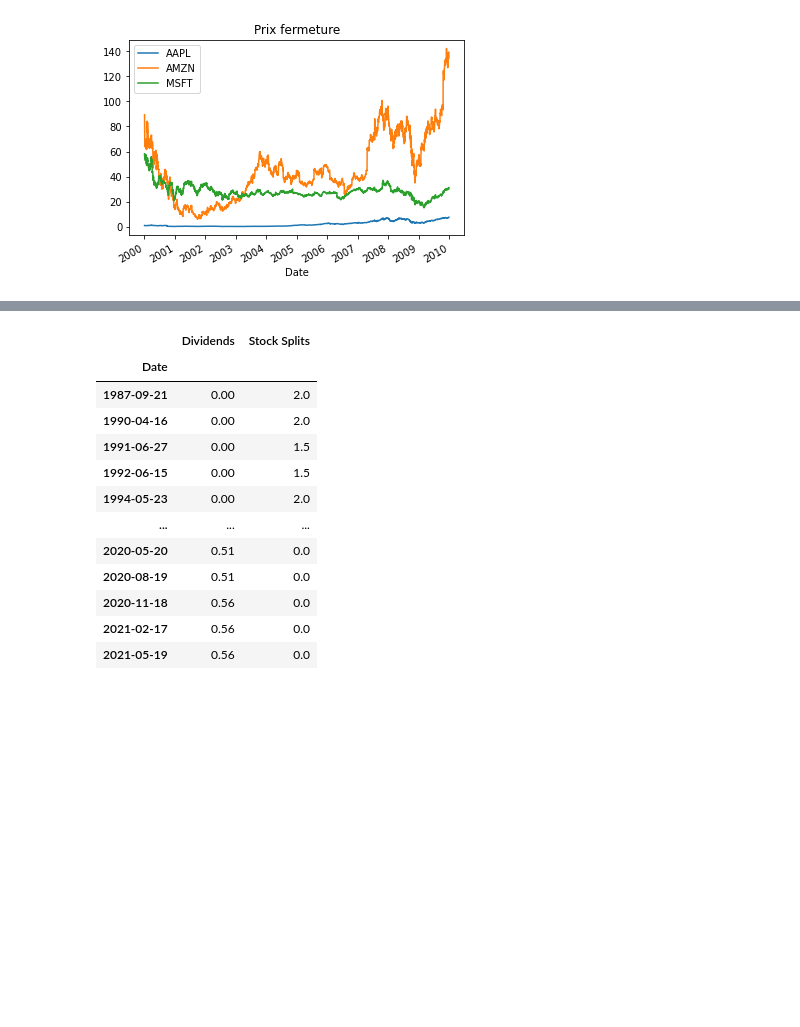
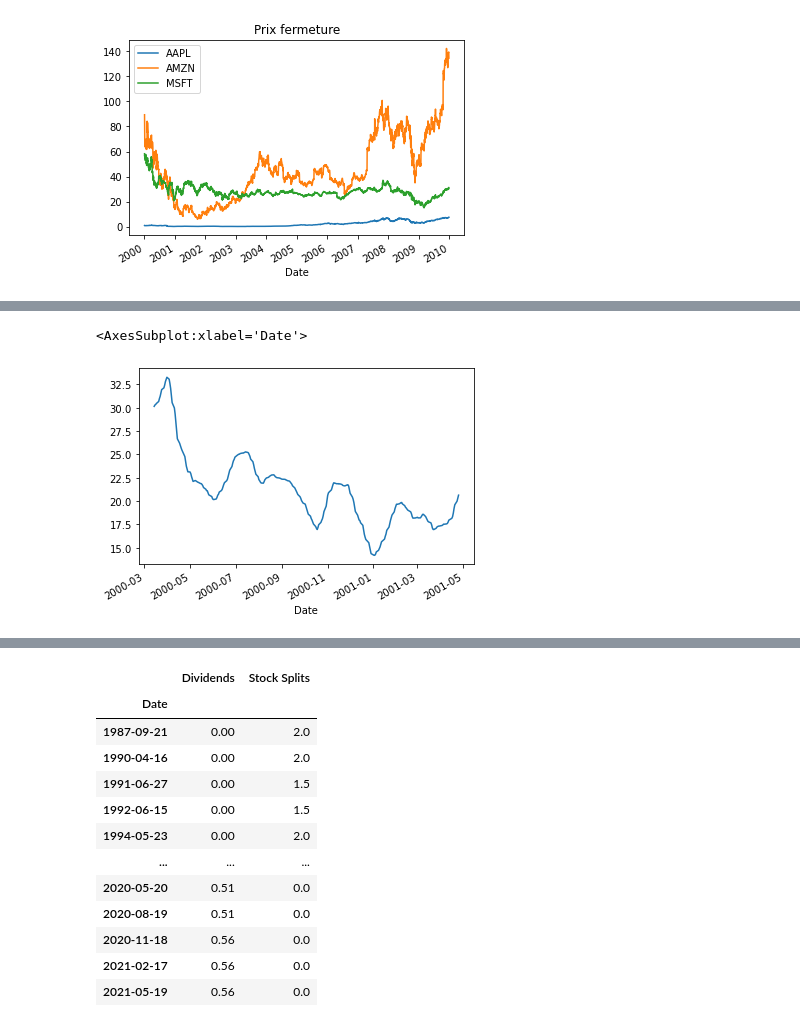
Before and after one commit to RobertGodin/CodePython, a Jupyter notebook: Notebooks/ExemplesYfinance.ipynb, the cells around one changed output, grey strips where cells are left out. Saved outputs shown, nothing was run; the diff lists cells and outputs as text; code cells hidden in the pictures; blank space fills up the shorter version.

```diff
--- a/Notebooks/ExemplesYfinance.ipynb
+++ b/Notebooks/ExemplesYfinance.ipynb
@@ -283,0 +339,6 @@ plt.show()
+# %%
+# Prend la moyenne de 10 valeurs à la fois
+fenetre_10.mean().plot()
+# %% [output]
+<AxesSubplot:xlabel='Date'>
+[figure, added]
```
Also changed, not shown: parts of 27 cells of this notebook, 5 other files.
